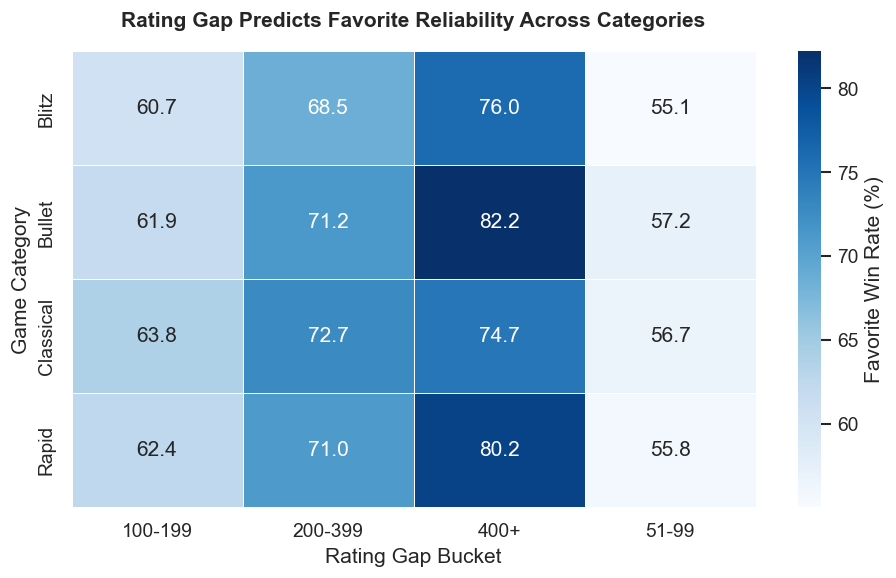
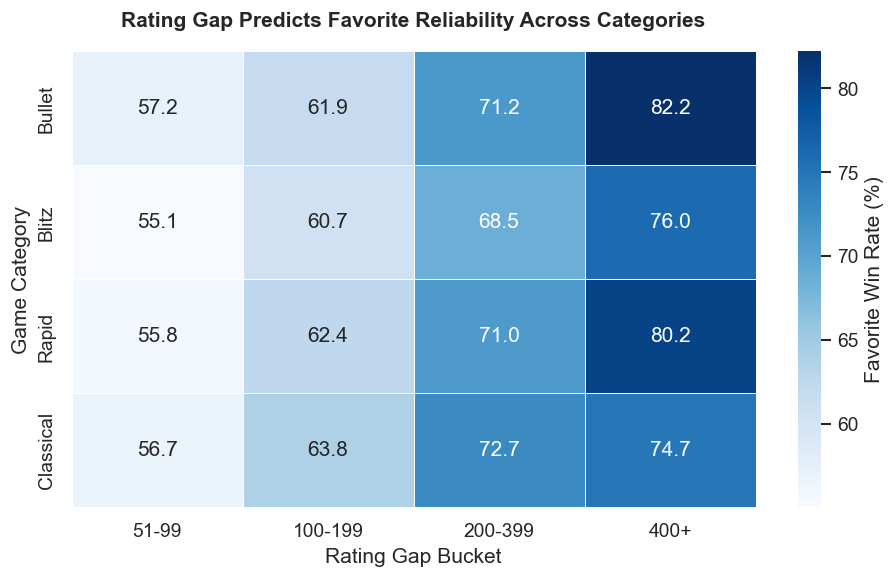
The change to this notebook cell's code, shown as a diff; its figure went from the first image to the second:
--- before
+++ after
@@ -2,8 +2,12 @@
 rating_gap_order = ["51-99", "100-199", "200-399", "400+"]
 
-heatmap_df = rating_gap_category_df.pivot(
-    index="category",
-    columns="rating_gap_bucket",
-    values="favorite_win_rate"
+heatmap_df = (
+    rating_gap_category_df
+    .pivot(
+        index="category",
+        columns="rating_gap_bucket",
+        values="favorite_win_rate"
+    )
+    .reindex(index=category_order, columns=rating_gap_order)
 )
 
@@ -20,5 +24,9 @@
 )
 
-ax.set_title("Rating Gap Predicts Favorite Reliability Across Categories", pad=15, fontweight="bold")
+ax.set_title(
+    "Rating Gap Predicts Favorite Reliability Across Categories",
+    pad=15,
+    fontweight="bold"
+)
 ax.set_xlabel("Rating Gap Bucket")
 ax.set_ylabel("Game Category")

Commit: Refine visualization notebook